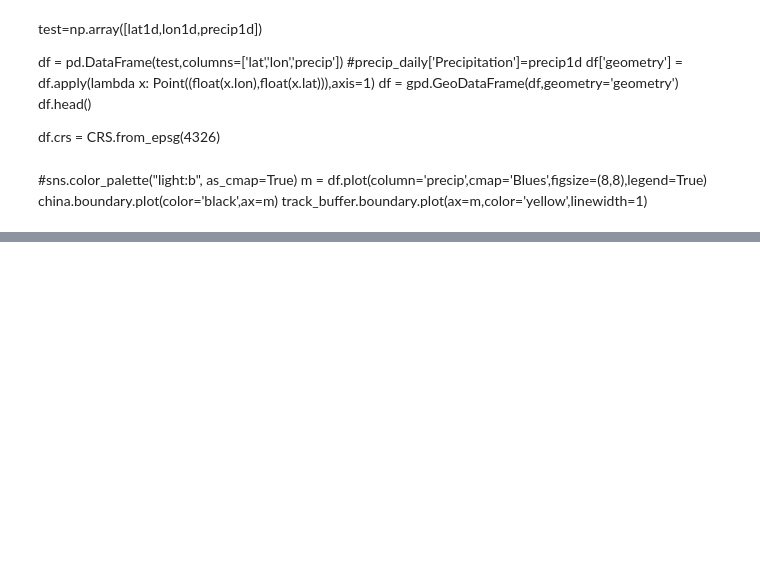
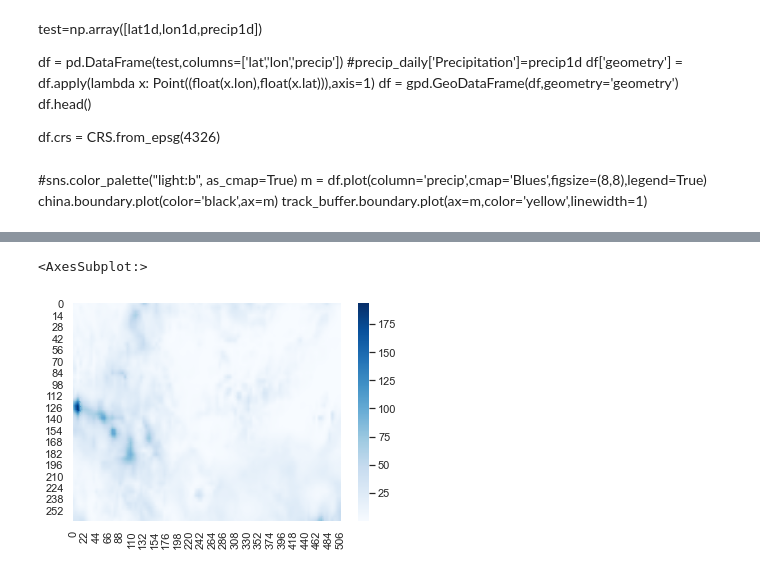
Before and after one commit to luxizhou/Precipitation_Scripts, a Jupyter notebook: Plot_data.ipynb, the cells around one changed output, grey strips where cells are left out. Saved outputs shown, nothing was run; the diff lists cells and outputs as text; code cells hidden in the pictures; blank space fills up the shorter version.

```diff
--- a/Plot_data.ipynb
+++ b/Plot_data.ipynb
@@ -208,0 +220,40 @@ files
+# %%
+cmpa_lon = np.arange(97.05,122.41,0.05)
+cmpa_lat = np.arange(17.2,30.41,0.05)
+cmpalon,cmpalat = np.meshgrid(cmpa_lon,cmpa_lat)
+cmpalon1d = np.reshape(cmpalon,-1)
+cmpalat1d = np.reshape(cmpalat,-1)
+# %%
+##
+#filename = "3B-DAY.MS.MRG.3IMERG."+track.loc[0,'filename']+"-S000000-E235959.V06.nc4"
+CMPA_folder = r'I:\Precipitation\cmpa\cmpa_3km\201708'
+files = os.listdir(CMPA_folder)
+
+first_call = 1
+for ii in filenames:
+    first_file = 1
+    day_files = [x for x in files if ii in x]
+    for jj in day_files:
+        dummy = np.load(os.path.join(CMPA_folder,jj))
+        if first_file == 1:
+            daily_sum = dummy.copy()
+            first_file = 0
+        else:
+            daily_sum = daily_sum + dummy
+    daily_sum1d = np.reshape(daily_sum,-1)
+
+    cmpa_day = np.array([cmpalat1d,cmpalon1d,daily_sum1d])
+    #print(cmpa_day.shape)
+    df = pd.DataFrame(cmpa_day.T,columns=['lat','lon','cmpa'])
+    df['Time'] = ii
+
+    if first_call == 1:
+        cmpa_daily = df.copy()
+        first_call = 0
+    else:
+        cmpa_daily = cmpa_daily.append(df)
+# %%
+sns.heatmap(daily_sum,cmap='Blues')
+# %% [output]
+<AxesSubplot:>
+[figure, added]
```
Also changed, not shown: parts of 17 cells of this notebook, 19 other files.
